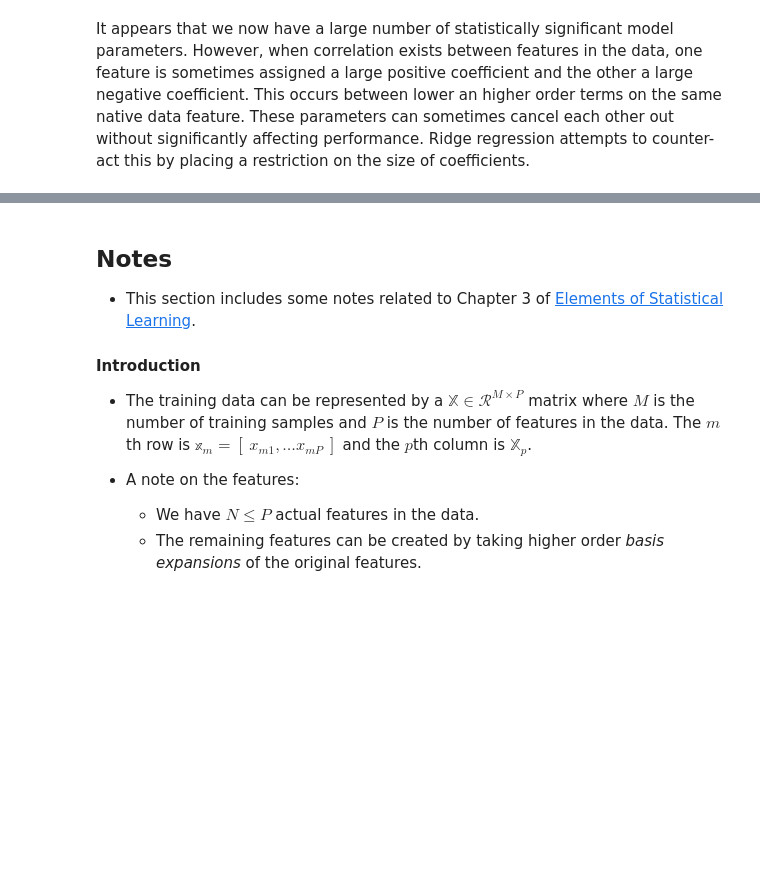
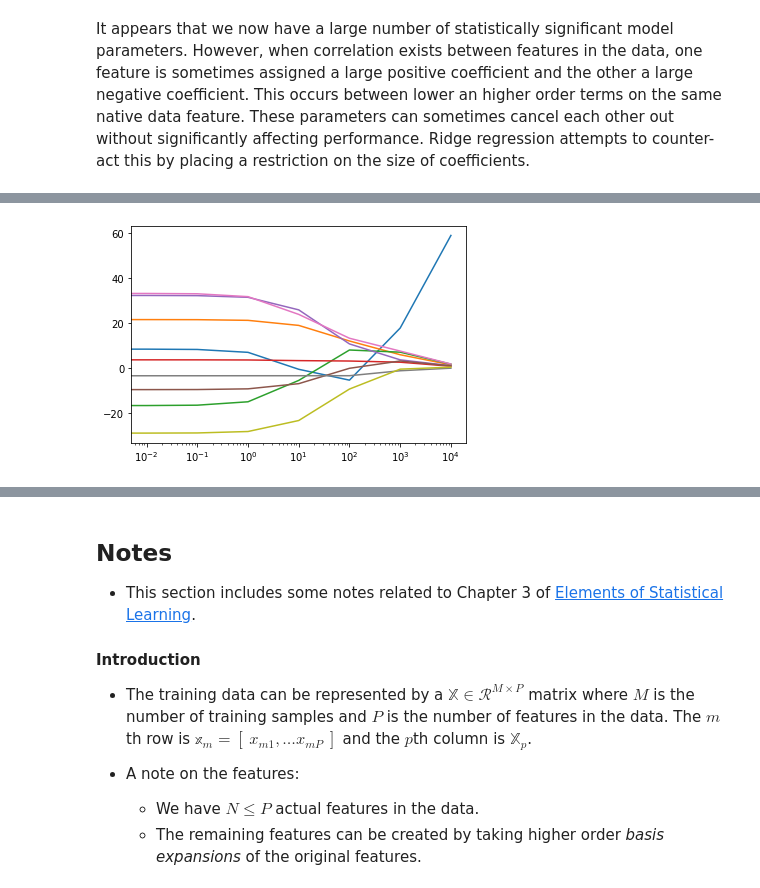
Before and after one commit to ggmessier/data-analytics, a Jupyter notebook: baseball/notebooks/Games Played Linear Regression.ipynb, the cells around one changed output, grey strips where cells are left out. Saved outputs shown, nothing was run; the diff lists cells and outputs as text; code cells hidden in the pictures; blank space fills up the shorter version.

```diff
--- a/baseball/notebooks/Games Played Linear Regression.ipynb
+++ b/baseball/notebooks/Games Played Linear Regression.ipynb
@@ -129,0 +136,3 @@ These results suggest that we should be able to drop the average number of runs
+# %%
+reg = linear_model.LinearRegression()
+reg.fit(x,y)
@@ -196,0 +329,16 @@ genErr = np.zeros(nIter)
+# %%
+alphas = [ 0, 1e-2, 1e-1, 1e0, 1e1, 1e2, 1e3, 1e4 ]
+
+ridgeBeta = np.zeros((p+1,len(alphas)))
+
+j = 0
+for alpha in alphas:
+    reg = linear_model.Ridge(alpha=alpha)
+    reg.fit(x,y[:,0])
+    ridgeBeta[0,j] = reg.intercept_
+    ridgeBeta[1:,j] = reg.coef_[1:]
+    j += 1
+# %%
+fg = plt.semilogx(alphas,ridgeBeta.T)
+# %% [output]
+[figure, added]
```
Also changed, not shown: parts of 44 cells of this notebook, 1 other file.
